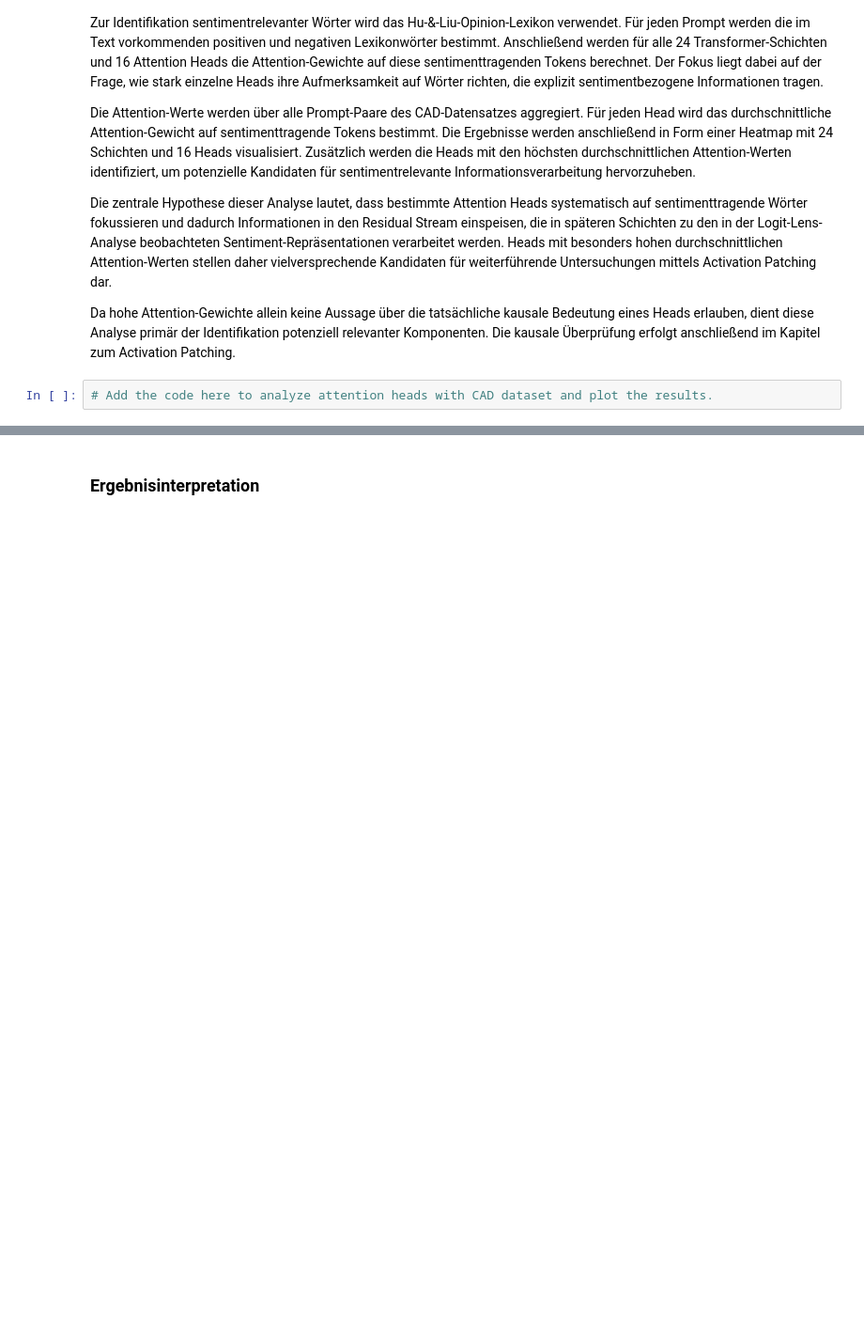
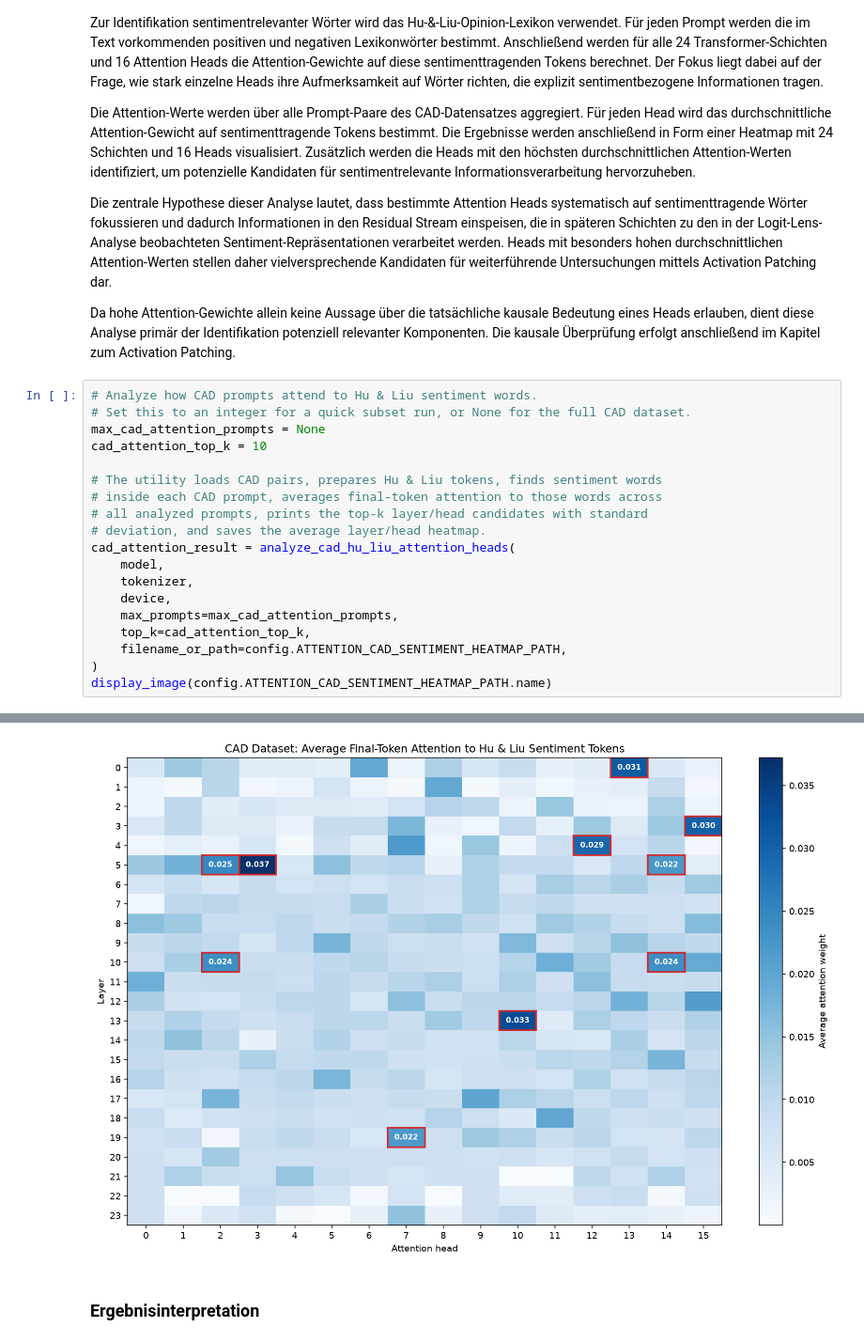
Before and after one commit to ia13400/AI_Frameworks_Tools, a Jupyter notebook: assignement/notebooks/03_Attention_Analysis.ipynb, the cells around one changed output, grey strips where cells are left out. Shown at 94% size. Drawn from its saved outputs; the diff is of its cells as text; blank space fills up the shorter version.

Commit message:
Adding CAD Attention head analysis

```diff
--- a/assignement/notebooks/03_Attention_Analysis.ipynb
+++ b/assignement/notebooks/03_Attention_Analysis.ipynb
@@ -245,5 +246,23 @@ Die Attention-Werte werden über alle Prompt-Paare des CAD-Datensatzes aggregier
 Die zentrale Hypothese dieser Analyse lautet, dass bestimmte Attention Heads systematisch auf sentimenttragende Wörter fokussieren und dadurch Informationen in den Residual Stream einspeisen, die in späteren Schichten zu den in der Logit-Lens-Analyse beobachteten Sentiment-Repräsentationen verarbeitet werden. Heads mit besonders hohen durchschnittlichen Attention-Werten stellen daher vielversprechende Kandidaten für weiterführende Untersuchungen mittels Activation Patching dar.
 
 Da hohe Attention-Gewichte allein keine Aussage über die tatsächliche kausale Bedeutung eines Heads erlauben, dient diese Analyse primär der Identifikation potenziell relevanter Komponenten. Die kausale Überprüfung erfolgt anschließend im Kapitel zum Activation Patching.
-# %%
-# Add the code here to analyze attention heads with CAD dataset and plot the results.
+# %%
+# Analyze how CAD prompts attend to Hu & Liu sentiment words.
+# Set this to an integer for a quick subset run, or None for the full CAD dataset.
+max_cad_attention_prompts = None
+cad_attention_top_k = 10
+
+# The utility loads CAD pairs, prepares Hu & Liu tokens, finds sentiment words
+# inside each CAD prompt, averages final-token attention to those words across
+# all analyzed prompts, prints the top-k layer/head candidates with standard
+# deviation, and saves the average layer/head heatmap.
+cad_attention_result = analyze_cad_hu_liu_attention_heads(
+    model,
+    tokenizer,
+    device,
+    max_prompts=max_cad_attention_prompts,
+    top_k=cad_attention_top_k,
+    filename_or_path=config.ATTENTION_CAD_SENTIMENT_HEATMAP_PATH,
+)
+display_image(config.ATTENTION_CAD_SENTIMENT_HEATMAP_PATH.name)
+# %% [output]
@@ -250,3 +287,4 @@ Da hohe Attention-Gewichte allein keine Aussage über die tatsächliche kausale
+[figure, added]
 # %% [markdown]
 ### Ergebnisinterpretation
 # %% [markdown]
```
Also changed, not shown: parts of 2 cells of this notebook, 3 other files.
